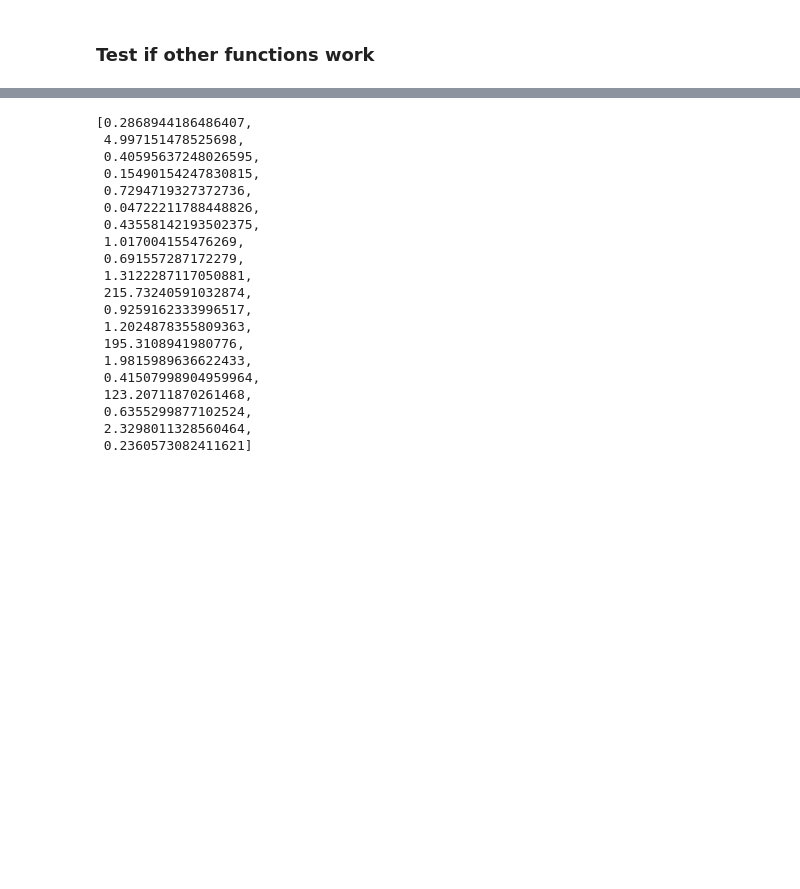
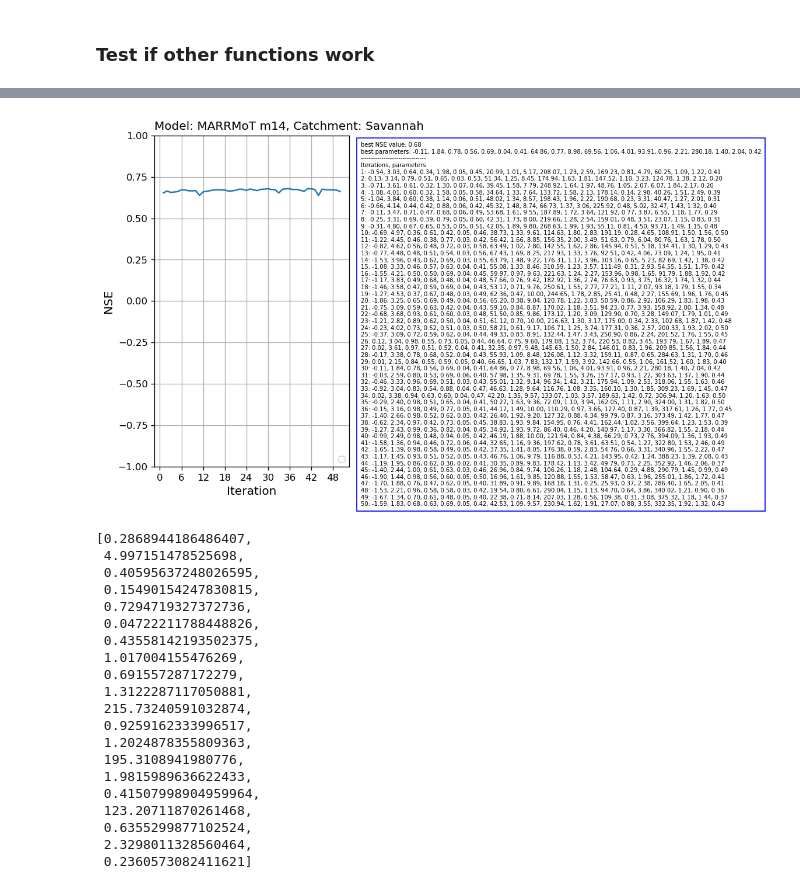
Before and after one commit to vhoogelander/BMI_HBVmountain_streamflow_analysis, a Jupyter notebook: HBVmountain/BMI_Python/CMA_tests/CMA_evolution-Copy2.ipynb, the cells around one changed output, grey strips where cells are left out. Cells and saved outputs as stored; diff of their text form; code cells hidden in the pictures; blank space fills up the shorter version.

```diff
--- a/HBVmountain/BMI_Python/CMA_tests/CMA_evolution-Copy2.ipynb
+++ b/HBVmountain/BMI_Python/CMA_tests/CMA_evolution-Copy2.ipynb
@@ -514,3 +511,7 @@ ordereddict([('title', 'HBVmountain model optimized parameter based on ED,2st si
+# %%
+fig = plot_parameters(calibration_results[34])
+# %% [output]
+[figure, added]
 # %%
 best_par
 # %% [output]
```
Also changed, not shown: parts of 3 cells of this notebook, 47 other files.
